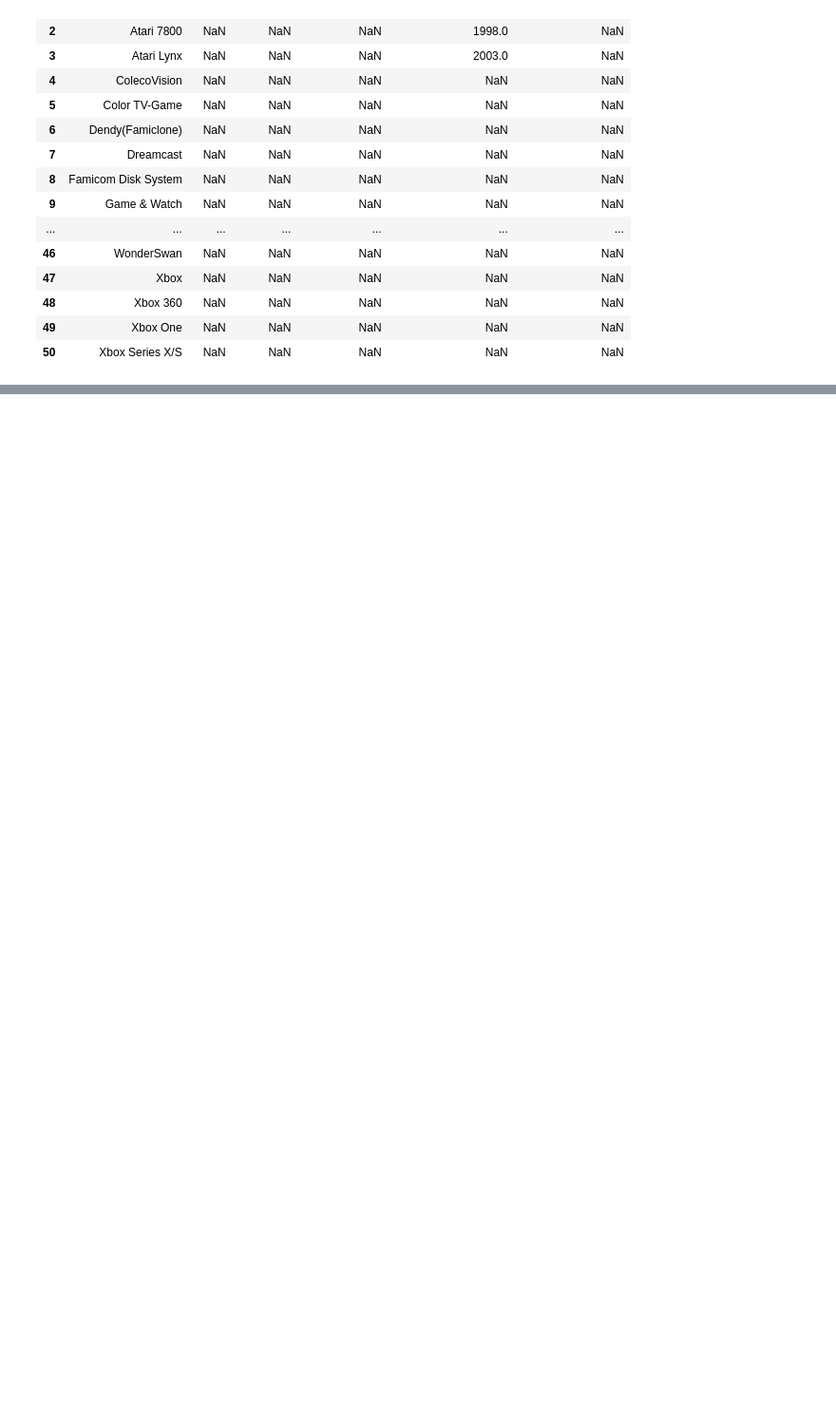
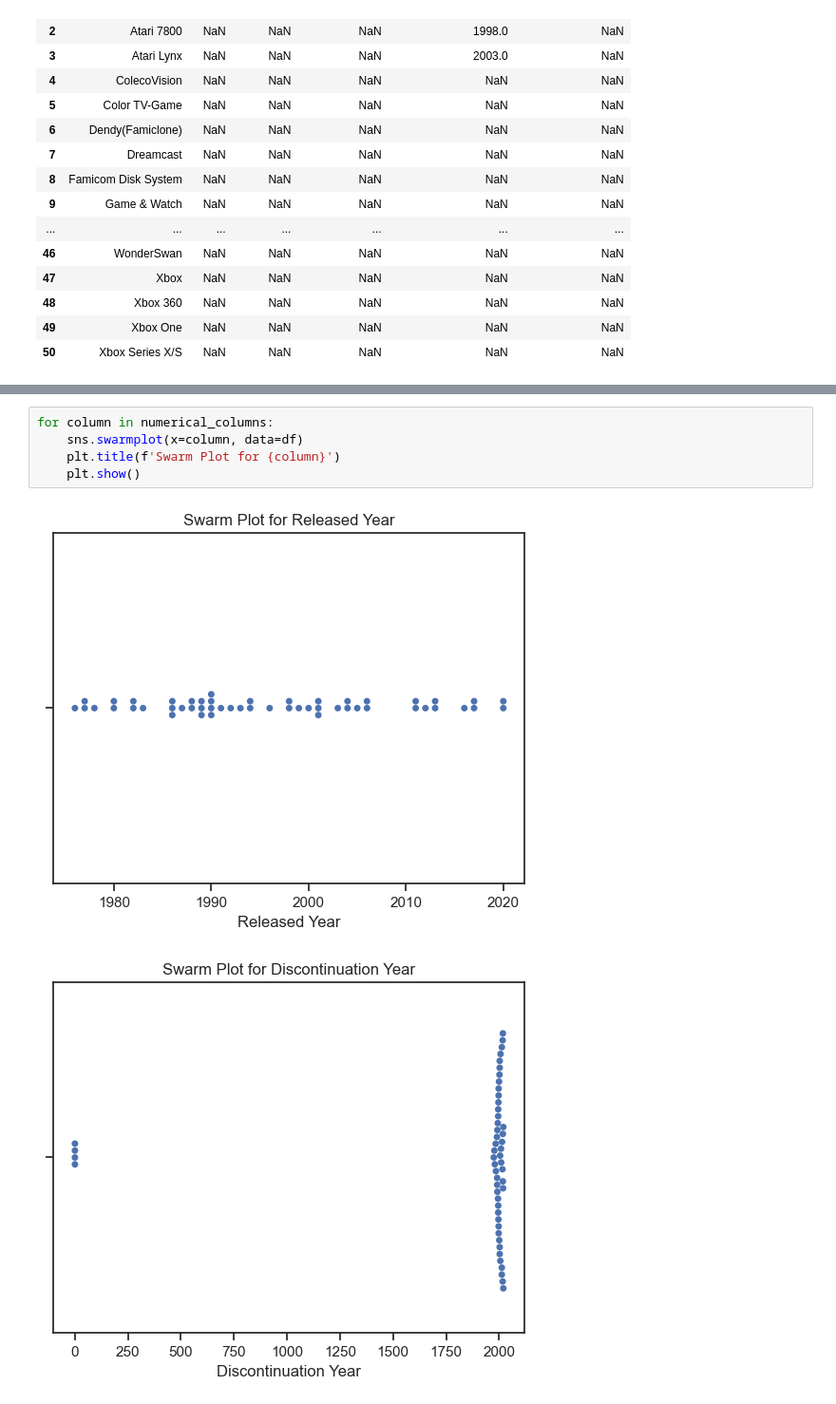
Before and after one commit to JennieJo/final-exam, a Jupyter notebook: main.ipynb, the cells around one changed output, grey strips where cells are left out. Shown at 95% size. Saved outputs shown, nothing was run; the diff lists cells and outputs as text; blank space fills up the shorter version.

```diff
--- a/main.ipynb
+++ b/main.ipynb
@@ -180,0 +238,8 @@ dtype: int64
+# %%
+for column in numerical_columns:
+    sns.swarmplot(x=column, data=df)
+    plt.title(f'Swarm Plot for {column}')
+    plt.show()
+# %% [output]
+[figure, added]
+[figure, added]
```
Also changed, not shown: parts of 18 cells of this notebook.
